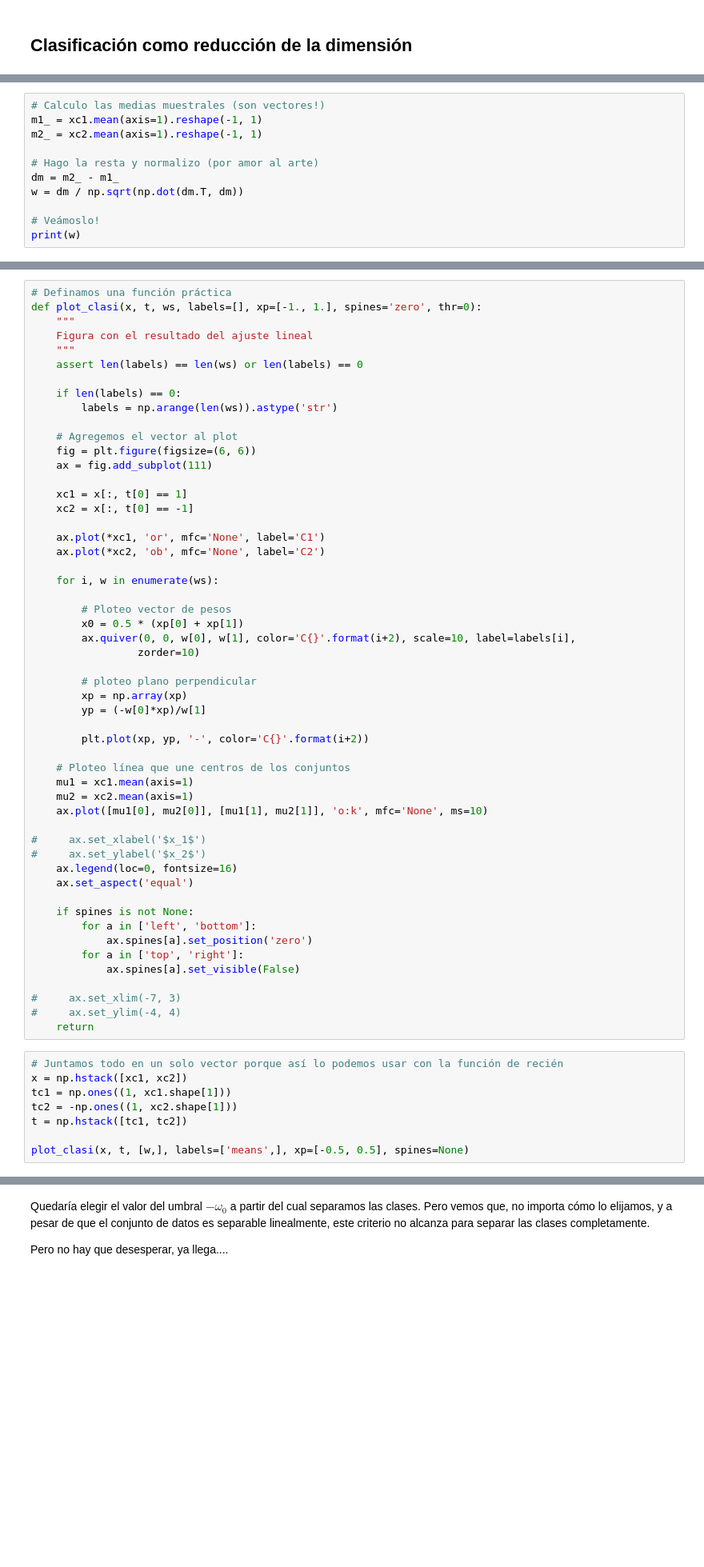
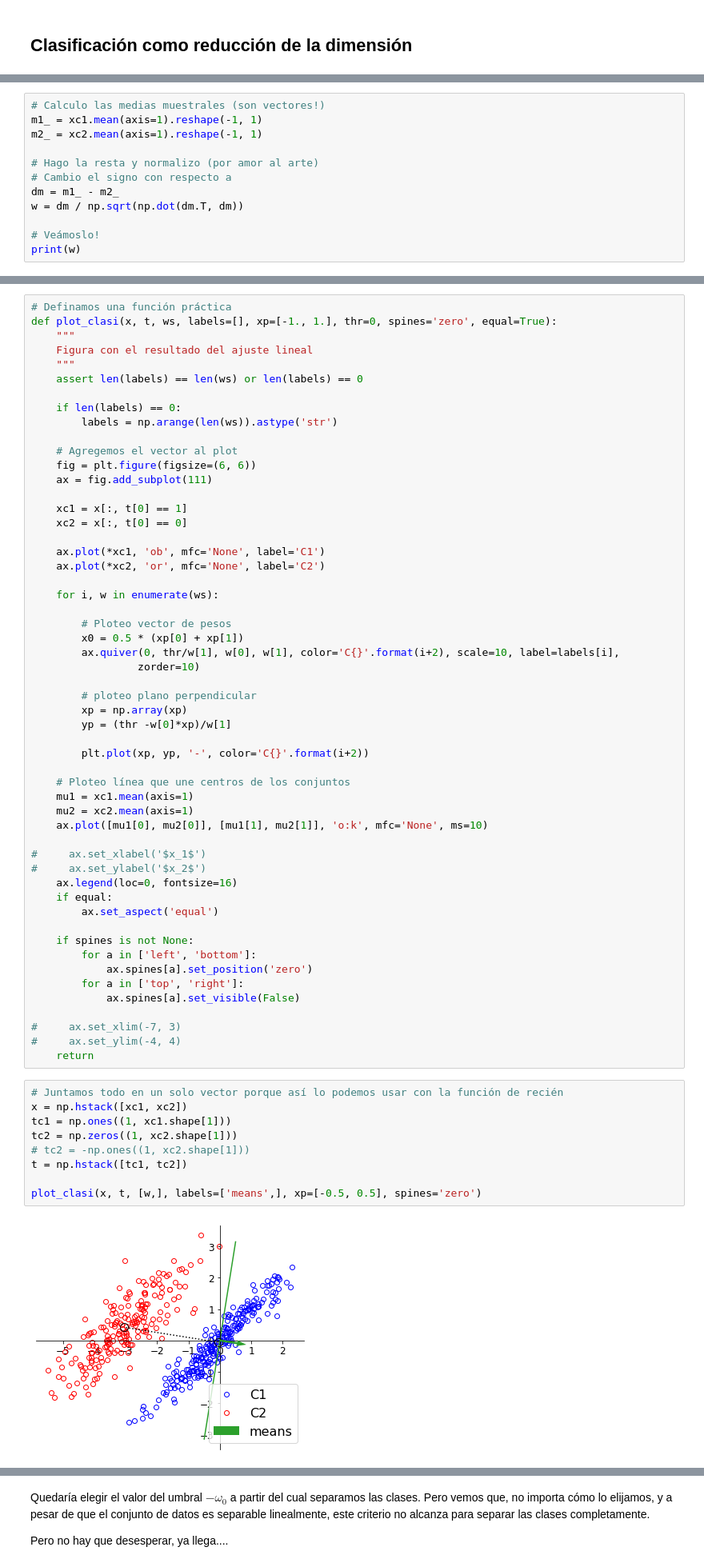
Before and after one commit to JavierGold/ML_UNSAM-2-2020, a Jupyter notebook: 07_Clasificacion.ipynb, the cells around one changed output, grey strips where cells are left out. Shown at 80% size. Drawn from its saved outputs; the diff is of its cells as text; blank space fills up the shorter version.

Commit message:
Update notebook clasificación

```diff
--- a/07_Clasificacion.ipynb
+++ b/07_Clasificacion.ipynb
@@ -160,7 +167,8 @@ m1_ = xc1.mean(axis=1).reshape(-1, 1)
 m2_ = xc2.mean(axis=1).reshape(-1, 1)
 
 # Hago la resta y normalizo (por amor al arte)
-dm = m2_ - m1_
+# Cambio el signo con respecto a
+dm = m1_ - m2_
 w = dm / np.sqrt(np.dot(dm.T, dm))
 
 # Veámoslo!
@@ -168,6 +179,6 @@ print(w)
 # %%
 # Definamos una función práctica
-def plot_clasi(x, t, ws, labels=[], xp=[-1., 1.], spines='zero', thr=0):
+def plot_clasi(x, t, ws, labels=[], xp=[-1., 1.], thr=0, spines='zero', equal=True):
     """
     Figura con el resultado del ajuste lineal
     """
@@ -181,21 +192,21 @@ def plot_clasi(x, t, ws, labels=[], xp=[-1., 1.], spines='zero', thr=0):
     ax = fig.add_subplot(111)
 
     xc1 = x[:, t[0] == 1]
-    xc2 = x[:, t[0] == -1]
+    xc2 = x[:, t[0] == 0]
 
-    ax.plot(*xc1, 'or', mfc='None', label='C1')
-    ax.plot(*xc2, 'ob', mfc='None', label='C2')
+    ax.plot(*xc1, 'ob', mfc='None', label='C1')
+    ax.plot(*xc2, 'or', mfc='None', label='C2')
 
     for i, w in enumerate(ws):
 
         # Ploteo vector de pesos
         x0 = 0.5 * (xp[0] + xp[1])
-        ax.quiver(0, 0, w[0], w[1], color='C{}'.format(i+2), scale=10, label=labels[i],
+        ax.quiver(0, thr/w[1], w[0], w[1], color='C{}'.format(i+2), scale=10, label=labels[i],
                  zorder=10)
 
         # ploteo plano perpendicular
         xp = np.array(xp)
-        yp = (-w[0]*xp)/w[1]
+        yp = (thr -w[0]*xp)/w[1]
 
         plt.plot(xp, yp, '-', color='C{}'.format(i+2))
 
@@ -207,7 +218,8 @@ def plot_clasi(x, t, ws, labels=[], xp=[-1., 1.], spines='zero', thr=0):
 #     ax.set_xlabel('$x_1$')
 #     ax.set_ylabel('$x_2$')
     ax.legend(loc=0, fontsize=16)
-    ax.set_aspect('equal')
+    if equal:
+        ax.set_aspect('equal')
 
     if spines is not None:
         for a in ['left', 'bottom']:
@@ -221,11 +233,14 @@ def plot_clasi(x, t, ws, labels=[], xp=[-1., 1.], spines='zero', thr=0):
 # %%
 # Juntamos todo en un solo vector porque así lo podemos usar con la función de recién
 x = np.hstack([xc1, xc2])
 tc1 = np.ones((1, xc1.shape[1]))
-tc2 = -np.ones((1, xc2.shape[1]))
+tc2 = np.zeros((1, xc2.shape[1]))
+# tc2 = -np.ones((1, xc2.shape[1]))
 t = np.hstack([tc1, tc2])
 
-plot_clasi(x, t, [w,], labels=['means',], xp=[-0.5, 0.5], spines=None)
+plot_clasi(x, t, [w,], labels=['means',], xp=[-0.5, 0.5], spines='zero')
+# %% [output]
+[figure, added]
 # %%
 # Veamos la proyección de lo largo de esa dirección
 y1 = np.dot(w.T, xc1)
```
Also changed, not shown: parts of 52 cells of this notebook.
